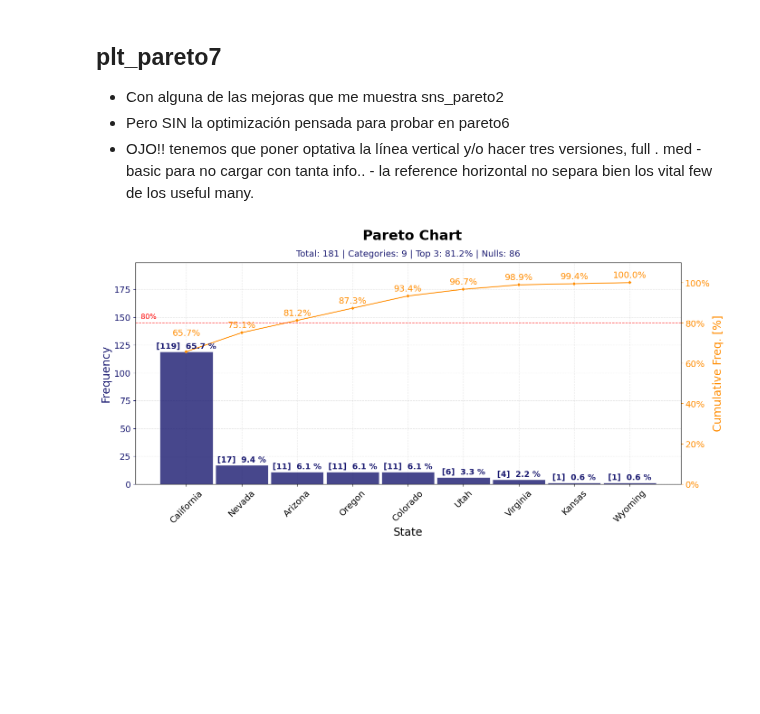
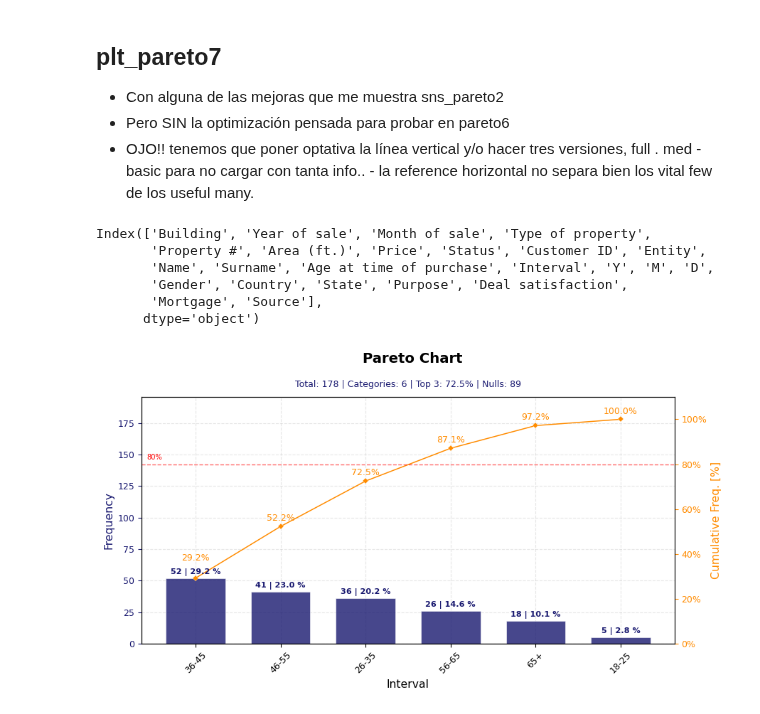
Before and after one commit to jmonti-gh/jm_datascience, a Jupyter notebook: test_jm/plt_pareto.ipynb, the cells around one changed output. Saved outputs shown, nothing was run; the diff lists cells and outputs as text; code cells hidden in the pictures; blank space fills up the shorter version.

Commit message:
chore: pie and pareto chart to finish

```diff
--- a/test_jm/plt_pareto.ipynb
+++ b/test_jm/plt_pareto.ipynb
@@ -2064,7 +2064,7 @@ fdt_2
 def plt_pareto8(
     data: Union[pd.Series, pd.DataFrame],
     value_counts: Optional[bool] = False,
-    scale: Optional[int] = 2,
+    scale: Optional[int] = 1,
     title: Optional[str] = 'Pareto Chart',
     x_label: Optional[str] = None,
     y1_label: Optional[str] = None,
@@ -2083,7 +2083,7 @@ def plt_pareto8(
     reference_color: str = 'red',
     reference_alpha: Optional[float] = 0.6,
     show_reference_lines: bool = True,
-    scaled_cumulative: bool = False,
+    scaled_cumulative: bool = True,
 ) -> tuple[plt.Figure, tuple[plt.Axes, plt.Axes]]:
 
     # Convert to serie en case of DF
@@ -2118,8 +2118,8 @@ def plt_pareto8(
 
     # Calculate figure dimensions
     if figsize is None:
-        multiplier = 1.33333334 ** scale
-        w_base, h_base = 4.45, 2.25
+        multiplier = scale + 7
+        w_base, h_base = 1, 0.56
         width, height = w_base * multiplier, h_base * multiplier
         figsize = (width, height)
     else:
@@ -2131,8 +2131,8 @@ def plt_pareto8(
     title_size = width * 1.57
 
     # Calculate cumulative_line sizes
-    markersize = width * 0.3
-    linewidth = width * 0.1
+    markersize = width * 0.4
+    linewidth = width * 0.12
 
     # Set up colors
     if palette:
@@ -2147,13 +2147,13 @@ def plt_pareto8(
     # Create bar plot
     bars = ax.bar(fdt.index, fdt.iloc[:, 0],
                   color=color_palette,
-                  width=0.95,
+                  width=0.7,
                   alpha=bars_alpha,
                   edgecolor='white',
                   linewidth=0.5)
 
     # Add value labels on bars
-    labels = [f"[{fdt.iloc[ix, 0]}]  {fdt.iloc[ix, -2]:.1f} %" for ix in range(fdt.shape[0])]
+    labels = [f"{fdt.iloc[ix, 0]} | {fdt.iloc[ix, -2]:.1f} %" for ix in range(fdt.shape[0])]
     ax.bar_label(bars,
                 labels=labels,
                 fontsize=bar_label_size * 0.9,
@@ -2246,9 +2246,10 @@ def plt_pareto8(
         formatted_weights = [f'{x:.{pct_decimals}f}%' for x in cumulative_percentages]
         for i, txt in enumerate(formatted_weights):
                 ax2.annotate(txt,
-                            (fdt.index[i], cumulative_percentages.iloc[i] - 6),
+                            (fdt.index[i], cumulative_percentages.iloc[i] - 7),
                             color=color2,
                             fontsize=bar_label_size,
+                            fontweight='bold',
                             ha='center')
 
         if show_reference_lines and reference_pct is not None:
@@ -2298,7 +2299,18 @@ def plt_pareto8(
     ax2.set_ylabel(y2_label, fontsize=axis_label_size, color=color2, fontweight='medium')
 
     return fig, (ax, ax2)
+# %%
+df.columns
+# print(1/0.56)
+# 16/9
+# %% [output]
+Index(['Building', 'Year of sale', 'Month of sale', 'Type of property',
+       'Property #', 'Area (ft.)', 'Price', 'Status', 'Customer ID', 'Entity',
+       'Name', 'Surname', 'Age at time of purchase', 'Interval', 'Y', 'M', 'D',
+       'Gender', 'Country', 'State', 'Purpose', 'Deal satisfaction',
+       'Mortgage', 'Source'],
+      dtype='object')
 # %%
-fig = plt_pareto8(df['State'], value_counts=True, scale=4, scaled_cumulative=True)
+fig = plt_pareto8(df['Interval'], value_counts=True, figsize=(9,5))
 # %% [output]
-[figure, old version]
+[figure, new version]
```
Also changed, not shown: 1 other file.
